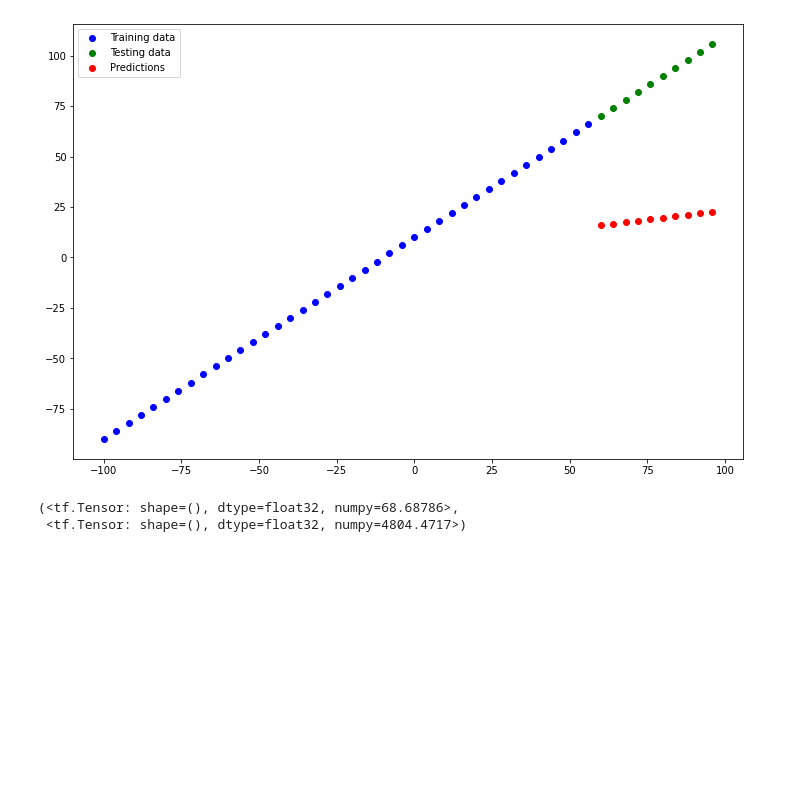
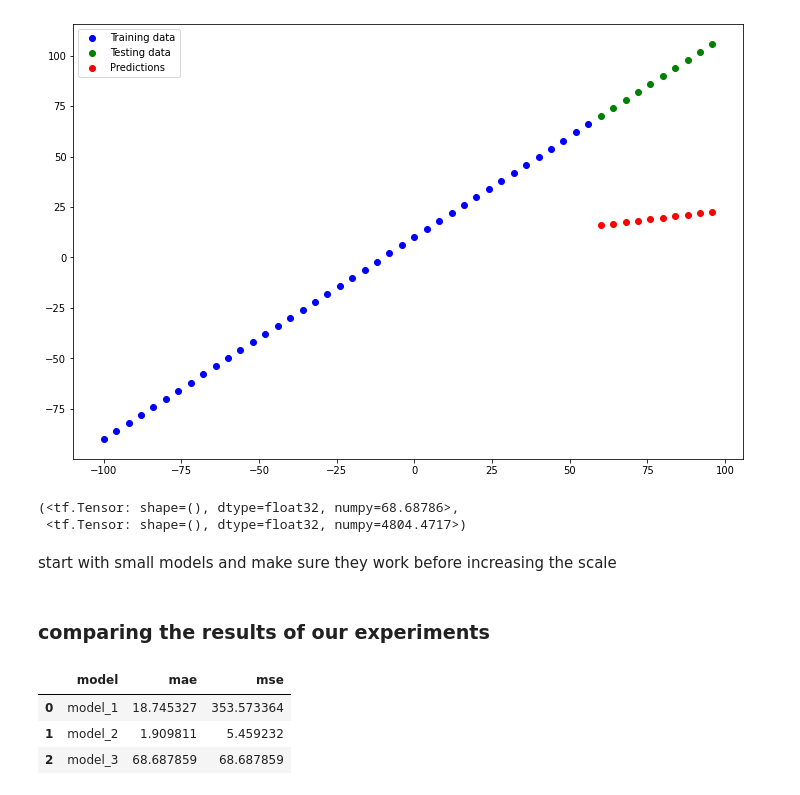
Before and after one commit to oceane-sailorin/tensorflow-exercises, a Jupyter notebook: neural_network/1_neural_network_regression.ipynb, the cells around one changed output. Saved outputs shown, nothing was run; the diff lists cells and outputs as text; code cells hidden in the pictures; blank space fills up the shorter version.

Commit message:
comparing models

```diff
--- a/neural_network/1_neural_network_regression.ipynb
+++ b/neural_network/1_neural_network_regression.ipynb
@@ -791,3 +791,20 @@ mae_3, mse_3
 # %% [output]
 (<tf.Tensor: shape=(), dtype=float32, numpy=68.68786>,
  <tf.Tensor: shape=(), dtype=float32, numpy=4804.4717>)
+# %% [markdown]
+start with small models and make sure they work before increasing the scale
+# %% [markdown]
+### comparing the results of our experiments
+# %%
+#let's compare our results using panda dataframe
+import pandas as pd
+model_results = [["model_1", mae_1.numpy(), mse_1.numpy()],
+                 ["model_2", mae_2.numpy(), mse_2.numpy()],
+                 ["model_3", mae_3.numpy(), mae_3.numpy()]]
+all_results = pd.DataFrame(model_results, columns=["model", "mae", "mse"])
+all_results
+# %% [output]
+|  | model | mae | mse |
+| 0 | model_1 | 18.745327 | 353.573364 |
+| 1 | model_2 | 1.909811 | 5.459232 |
+| 2 | model_3 | 68.687859 | 68.687859 |
```
Also changed, not shown: parts of 1 cell of this notebook.
